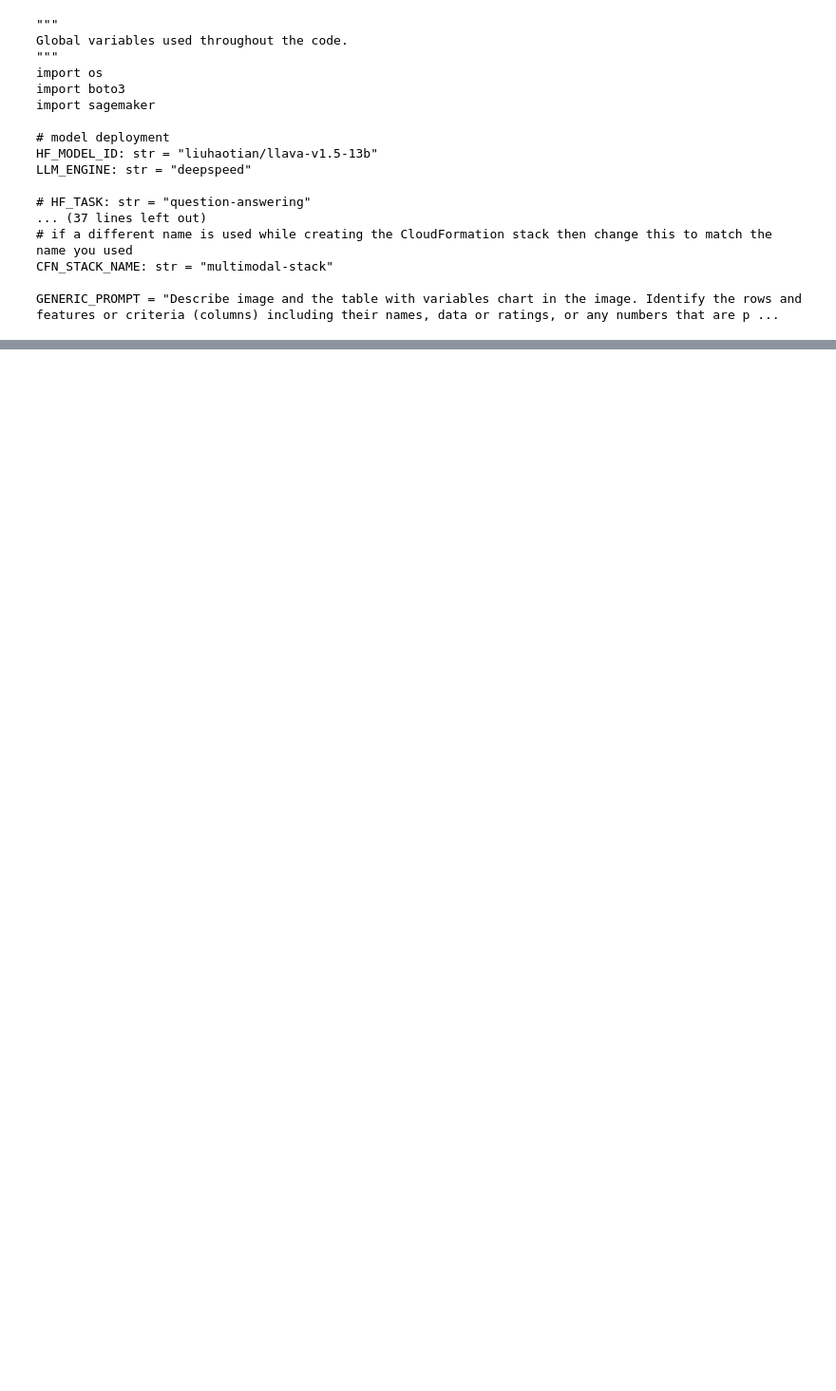
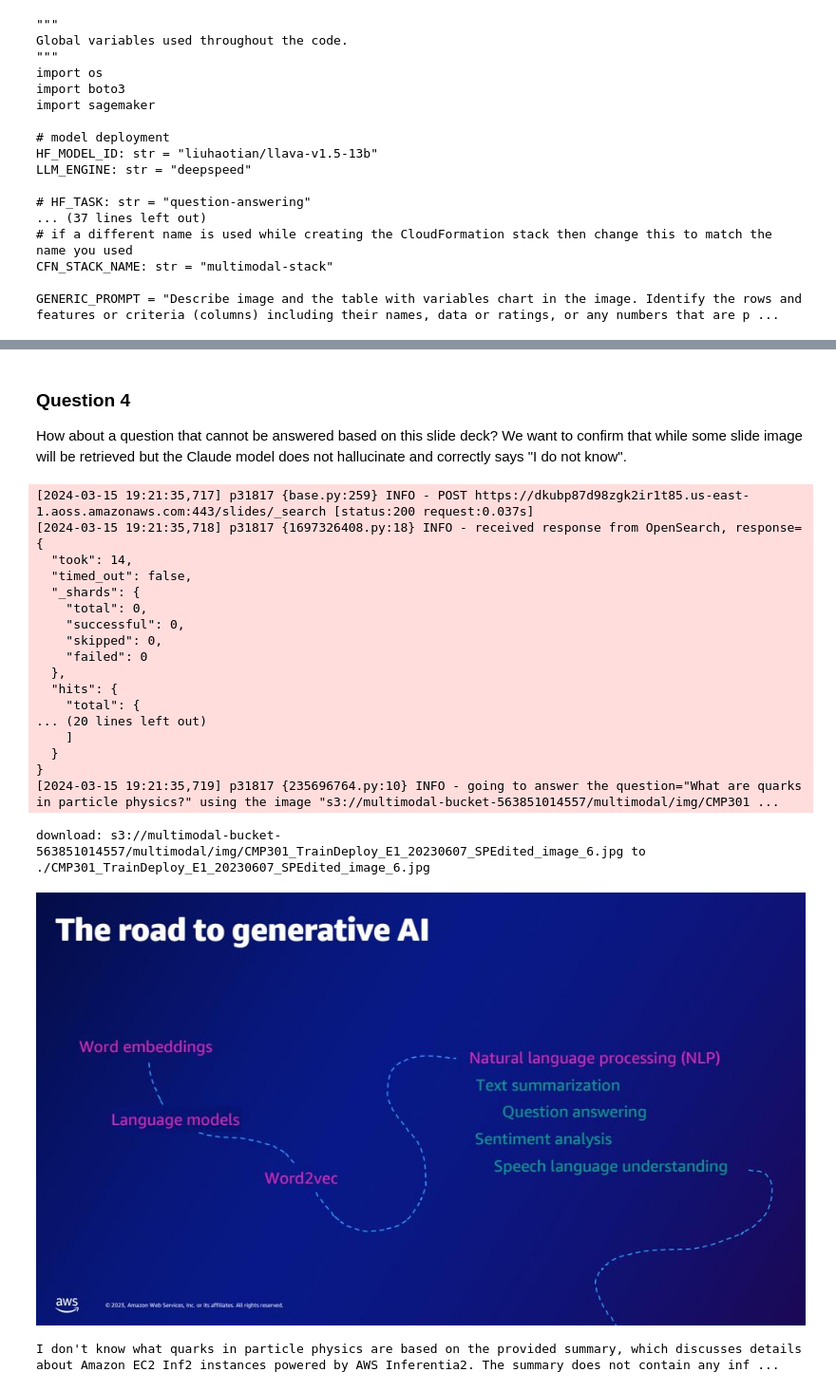
Before and after one commit to aws-samples/multimodal-rag-on-slide-decks, a Jupyter notebook: Blog2-LVM-TitanEmbeddings/notebooks/3_rag_inference.ipynb, the cells around one changed output, grey strips where cells are left out. Shown at 95% size. Saved outputs shown, nothing was run; the diff lists cells and outputs as text; code cells hidden in the pictures; blank space fills up the shorter version.

```diff
--- a/Blog2-LVM-TitanEmbeddings/notebooks/3_rag_inference.ipynb
+++ b/Blog2-LVM-TitanEmbeddings/notebooks/3_rag_inference.ipynb
@@ -140,0 +303,44 @@ The image is a blue and pink advertisement featuring a train and a deploy stable
+# %% [markdown]
+### Question 4
+
+How about a question that cannot be answered based on this slide deck? We want to confirm that while some slide image will be retrieved but the Claude model does not hallucinate and correctly says  "I do not know".
+# %%
+# create prompt and convert to embeddings
+question: str = "What are quarks in particle physics?"
+text_embedding = get_text_embedding(bedrock, question)
+
+# vector db search
+vector_db_response: Dict = find_similar_data(text_embedding)
+
+# download image for local notebook display
+s3_img_path = vector_db_response.get('hits', {}).get('hits')[0].get('_source').get('image_path')
+logger.info(f"going to answer the question=\"{question}\" using the image \"{s3_img_path}\"")
+
+!aws s3 cp {s3_img_path} .
+local_img_path = os.path.basename(s3_img_path)
+display(Image(filename=local_img_path))
+
+# Ask Claude
+llm_response = get_llm_response(bedrock, question, slide_text)
+print(llm_response)
+# %% [output]
+[2024-03-15 19:21:35,717] p31817 {base.py:259} INFO - POST https://dkubp87d98zgk2ir1t85.us-east-1.aoss.amazonaws.com:443/slides/_search [status:200 request:0.037s]
+[2024-03-15 19:21:35,718] p31817 {1697326408.py:18} INFO - received response from OpenSearch, response={
+  "took": 14,
+  "timed_out": false,
+  "_shards": {
+    "total": 0,
+    "successful": 0,
+    "skipped": 0,
+    "failed": 0
+  },
+  "hits": {
+    "total": {
+... (20 lines left out)
+    ]
+  }
+}
+[2024-03-15 19:21:35,719] p31817 {235696764.py:10} INFO - going to answer the question="What are quarks in particle physics?" using the image "s3://multimodal-bucket-563851014557/multimodal/img/CMP301 ...
+download: s3://multimodal-bucket-563851014557/multimodal/img/CMP301_TrainDeploy_E1_20230607_SPEdited_image_6.jpg to ./CMP301_TrainDeploy_E1_20230607_SPEdited_image_6.jpg
+[figure, added]
+I don't know what quarks in particle physics are based on the provided summary, which discusses details about Amazon EC2 Inf2 instances powered by AWS Inferentia2. The summary does not contain any inf ...
```
Also changed, not shown: parts of 31 cells of this notebook, 4 other files.
